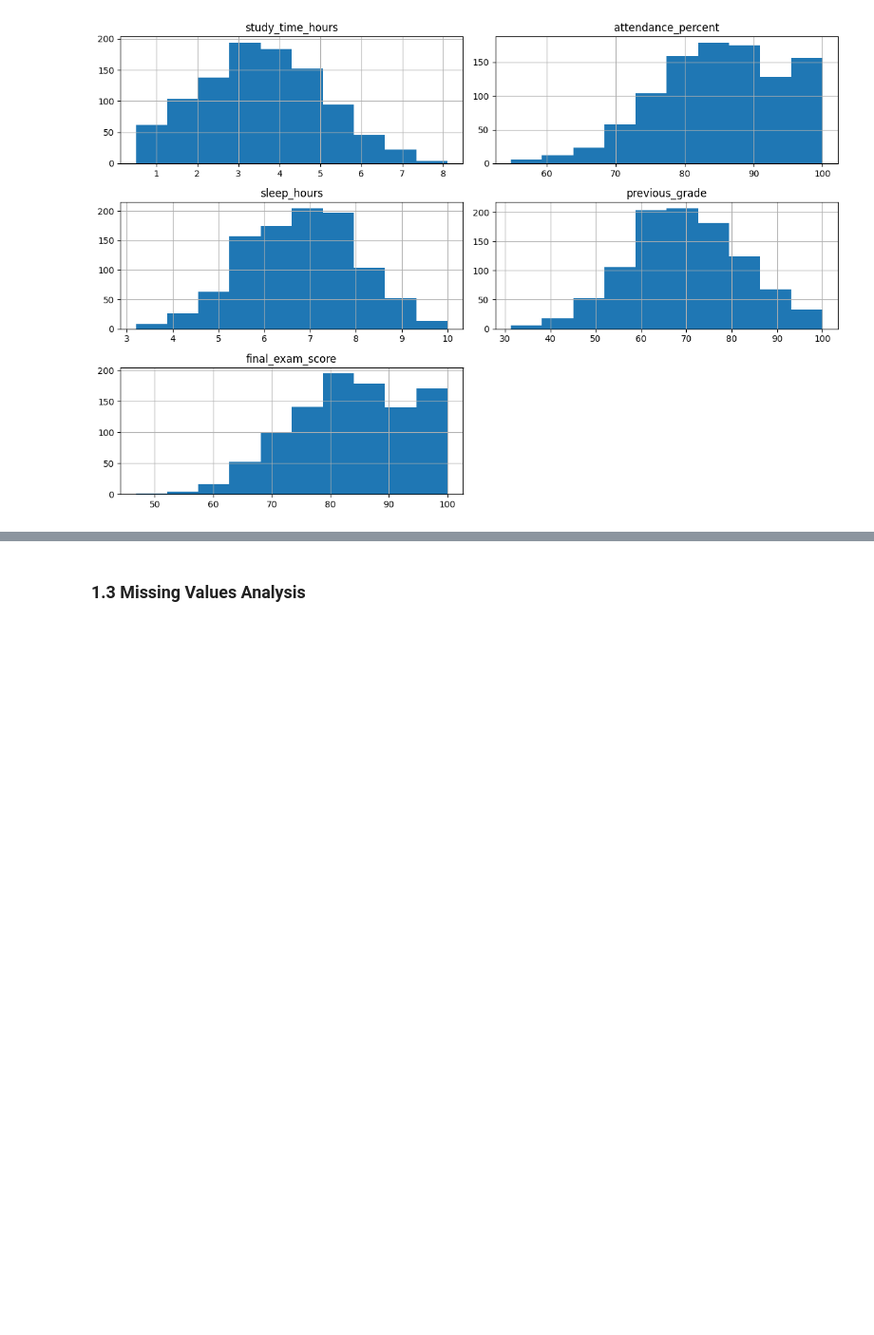
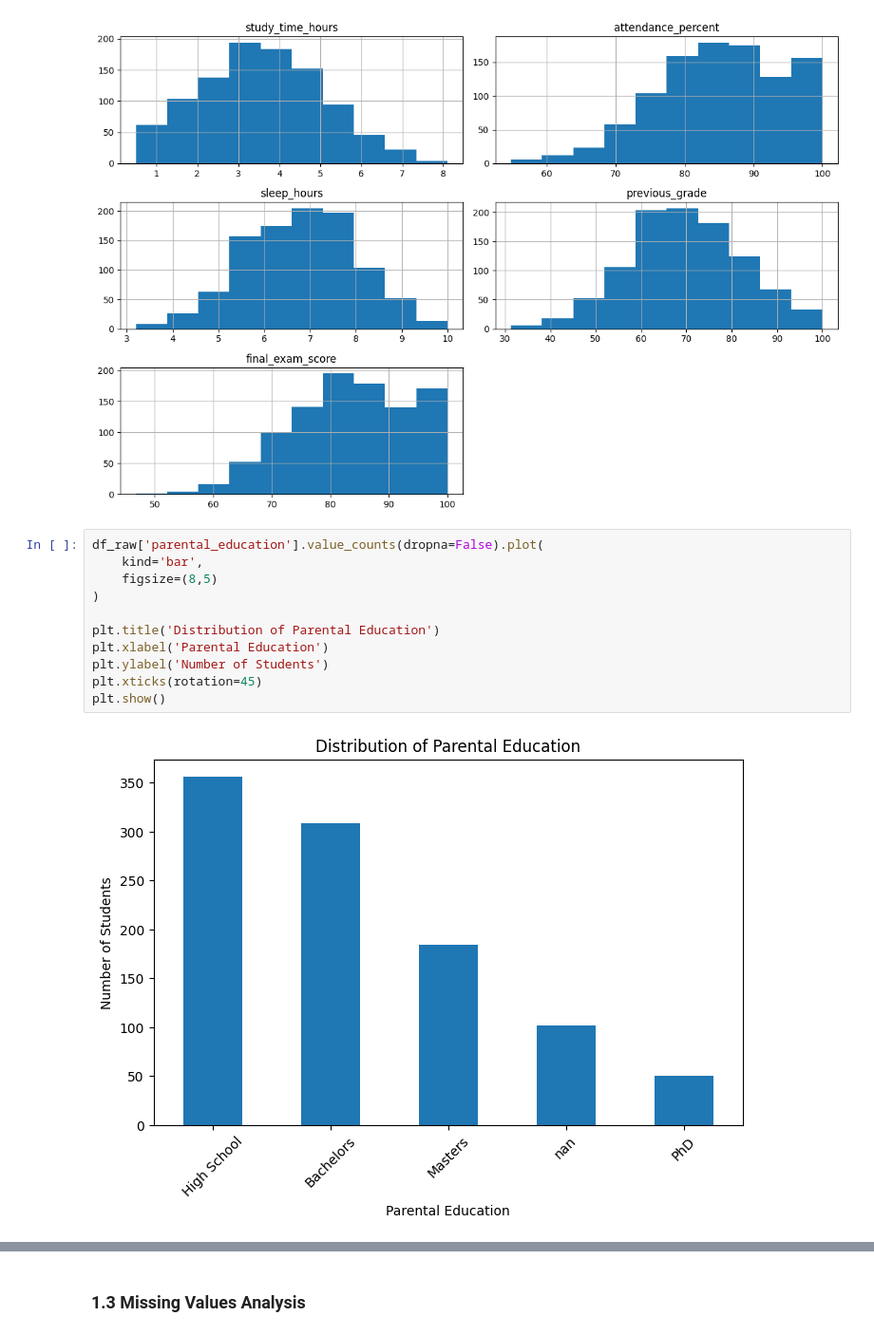
Before and after one commit to Ghhaidaa/Data-Mining-Project-, a Jupyter notebook: Reports/Phase2.ipynb, the cells around one changed output, grey strips where cells are left out. Shown at 95% size. Cells and saved outputs as stored; diff of their text form; blank space fills up the shorter version.

```diff
--- a/Reports/Phase2.ipynb
+++ b/Reports/Phase2.ipynb
@@ -61,4 +63,17 @@ plt.tight_layout()
 plt.show()
 # %% [output]
 [figure]
+# %%
+df_raw['parental_education'].value_counts(dropna=False).plot(
+    kind='bar',
+    figsize=(8,5)
+)
+
+plt.title('Distribution of Parental Education')
+plt.xlabel('Parental Education')
+plt.ylabel('Number of Students')
+plt.xticks(rotation=45)
+plt.show()
+# %% [output]
+[figure, added]
 # %% [markdown]
```
Also changed, not shown: parts of 6 cells of this notebook.
